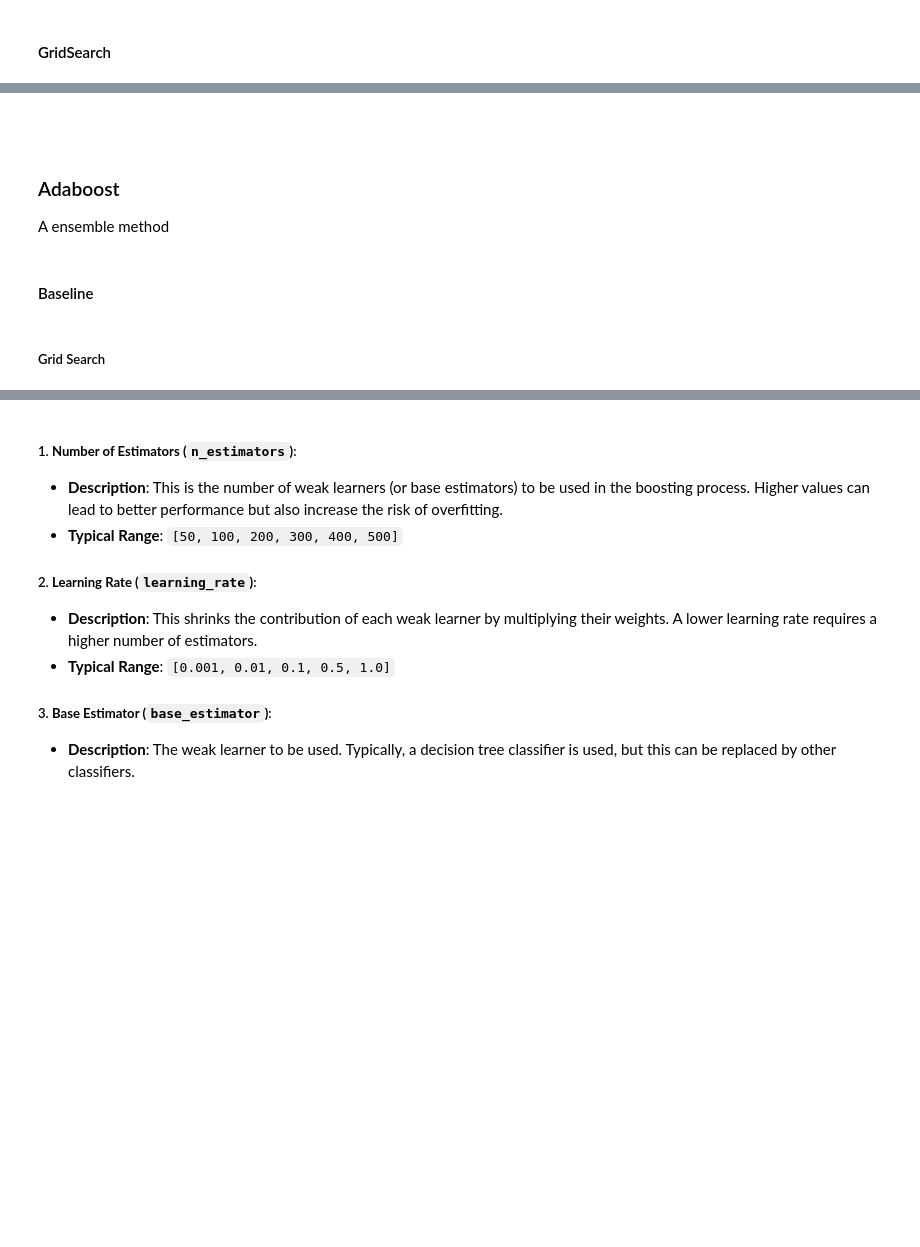
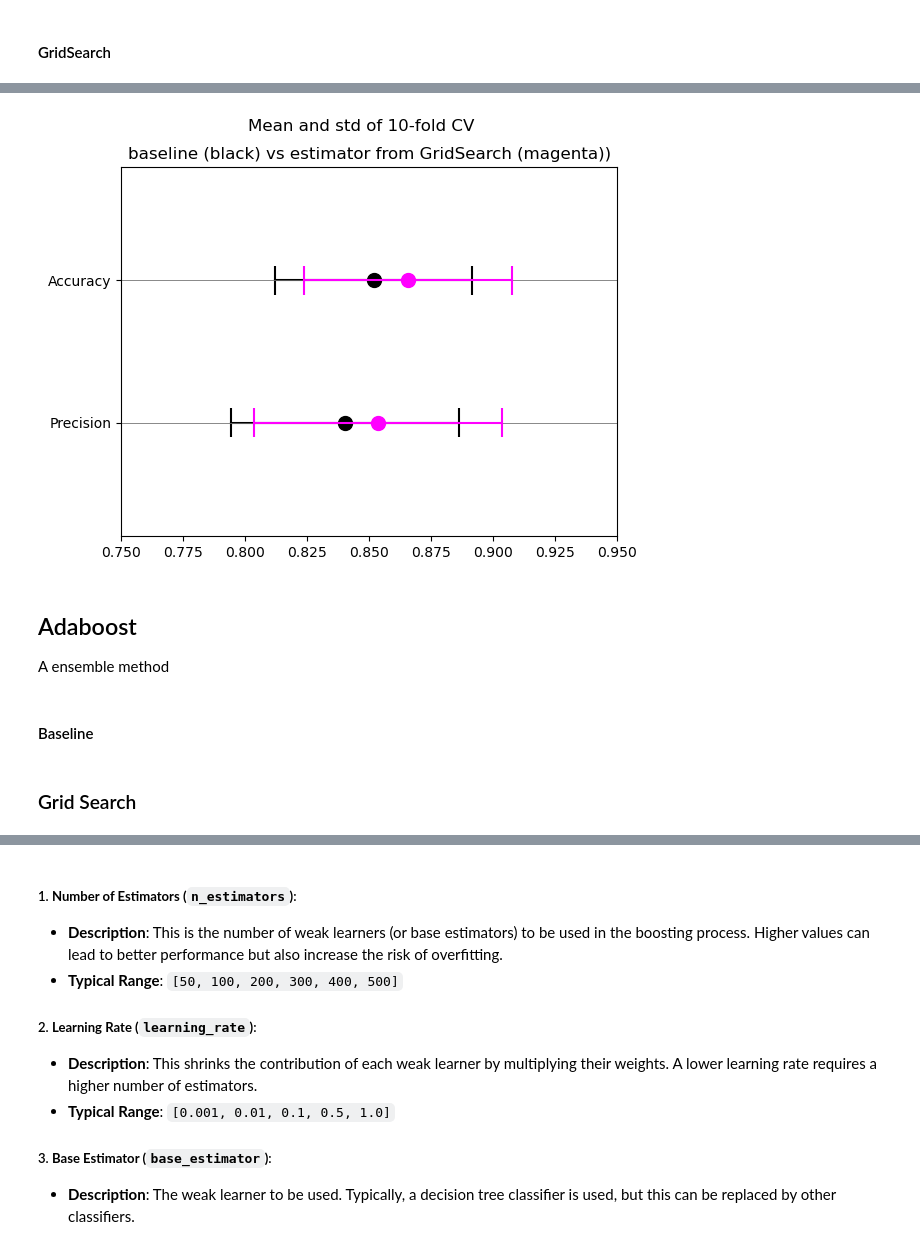
Before and after one commit to toniklenk/WissPro-final-project, a Jupyter notebook: CreditCardApproval MachineLearning Diana Max.ipynb, the cells around one changed output, grey strips where cells are left out. Cells and saved outputs as stored; diff of their text form; code cells hidden in the pictures; blank space fills up the shorter version.

```diff
--- a/CreditCardApproval MachineLearning Diana Max.ipynb
+++ b/CreditCardApproval MachineLearning Diana Max.ipynb
@@ -431,2 +619,6 @@ knn.score(X_validate, y_validate)
+# %%
+kn_base_cv = cross_validate(
+    KNeighborsClassifier(), X_train_test, y_train_test, cv=10, scoring=scoring
+)
 # %% [markdown]
 #### GridSearch
@@ -442,3 +625,19 @@ param_grid = [
 # %%
-neighbor = KNeighborsClassifier()
-cv = StratifiedKFold(n_splits=5)
+param_grid = {
+    "n_neighbors": [5, 10, 15],
+    "weights": ["uniform", "distance"],
+    "algorithm": ["auto", "ball_tree", "kd_tree", "brute"],
+    "p": [1, 2],
+}
+
+kn_grid = GridSearchCV(
+    estimator=KNeighborsClassifier(),
+    scoring=scoring,
+    param_grid=param_grid,
+    verbose=1,
+    cv=10,
+    refit="Accuracy",
+    n_jobs=-1,
+)
+
+kn_grid.fit(X_train_test, y_train_test)
@@ -445,9 +654,4 @@ cv = StratifiedKFold(n_splits=5)
 # %%
-search_knn = GridSearchCV(
-    estimator=neighbor,
-    scoring=scoring,
-    param_grid=param_grid,
-    verbose=1,
-    cv=cv,
-    refit='Accuracy',
-    n_jobs=-1)
+kn_grid_cv = cross_validate(
+    kn_grid.best_estimator_, X_train_test, y_train_test, cv=10, scoring=scoring
+)
@@ -463,7 +658,9 @@ accuracy_score(y_validate, search_knn.best_estimator_.predict(X_validate))
-# %% [markdown]
-###
+# %%
+plot_cv_scores(kn_base_cv, kn_grid_cv)
+# %% [output]
+[figure, added]
 # %% [markdown]
-### Adaboost
+## Adaboost
 A ensemble method
 # %% [markdown]
 #### Baseline
@@ -475,2 +675,2 @@ ada.score(X_validate, y_validate)
 # %% [markdown]
-##### Grid Search
+### Grid Search
```
Also changed, not shown: parts of 84 cells of this notebook, 1 other file.
